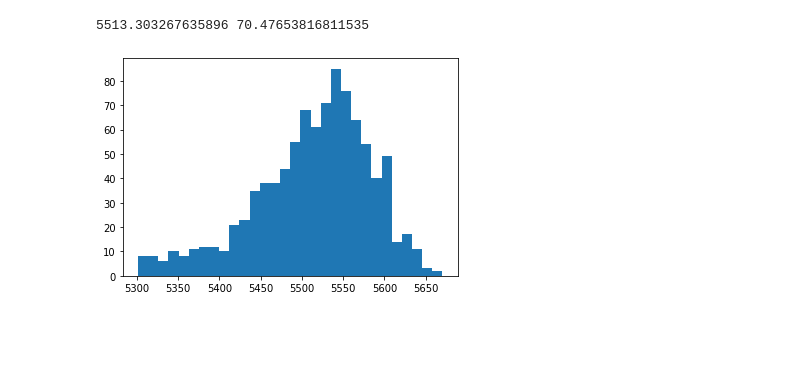
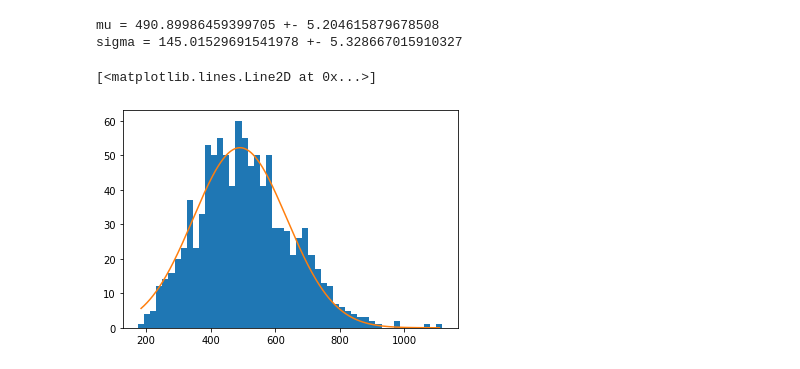
Before and after one commit to loooj58/detector, a Jupyter notebook: proc.ipynb, the cells around one changed output. Cells and saved outputs as stored; diff of their text form; code cells hidden in the pictures; blank space fills up the shorter version.

Commit message:
deltaE/E fit added

```diff
--- a/proc.ipynb
+++ b/proc.ipynb
@@ -45,18 +48,15 @@ b = 1.9382745517708209 +- 1.2823939809999
 def get_real_energy(E_observed):
     return(E_observed - b) / a
 # %%
-f = open("energy_reduction.txt","r")
-energy_real = 5500
+f = open("reduction.txt","r")
+energy_real = [500, 1500, 2500, 3500, 4500, 5500, 6500, 7500, 8500, 9500]
+
 
 data_reduction = []
+data_reduction_ = []
 for line in f:
     if line == '\n':
-        break
-    data_reduction.append(float(line[:-2]))
-data_reduction = np.array(data_reduction)
+        data_reduction.append(data_reduction_)
+        data_reduction_ = []
+    else:
+        data_reduction_.append(float(line[:-2]))
-# %%
-data_real = get_real_energy(data_reduction)
-
-n, bins, patches = plt.hist(data_real, bins=100)
-
-data_cut = np.array(list(filter(lambda x: x > 5300, data_real)))
@@ -65,7 +63,22 @@ data_cut = np.array(list(filter(lambda x: x > 5300, data_real)))
-# %%
-n, bins, patches = plt.hist(data_cut, bins=30)
-(mu, sigma) = norm.fit(data_cut)
-print(mu, sigma)
-# %% [output]
-5513.303267635896 70.47653816811535
-[figure, removed]
+# %%
+data_real = [get_real_energy(np.array(data_reduction_)) for data_reduction_ in data_reduction]
+
+def curve(x, mu, sigma, n):
+    return n / np.sqrt(2 * np.pi * sigma**2) * np.exp( - (x - mu)**2 / (2 * sigma**2))
+
+sigmas = []
+# %%
+n, bins, patches = plt.hist(data_real[0], bins=50);
+bin_centers = bins[:-1] + np.diff(bins) / 2
+popt, pcov = spopt.curve_fit(curve, bin_centers, n, p0 = [500, 150, 1000])
+mu, sigma, n = popt
+sigmas.append(sigma)
+delta_mu, delta_sigma, delta_n = np.sqrt(np.diag(pcov))
+print(f"mu = {mu} +- {delta_mu}\nsigma = {sigma} +- {delta_sigma}")
+x = np.linspace(bin_centers[0], bin_centers[-1], 500)
+plt.plot(x, curve(x, mu, sigma, n))
+# %% [output]
+mu = 490.89986459399705 +- 5.204615879678508
+sigma = 145.01529691541978 +- 5.328667015910327
+[<matplotlib.lines.Line2D at 0x...>]
+[figure, added]
```
Also changed, not shown: parts of 15 cells of this notebook, 4 other files.
